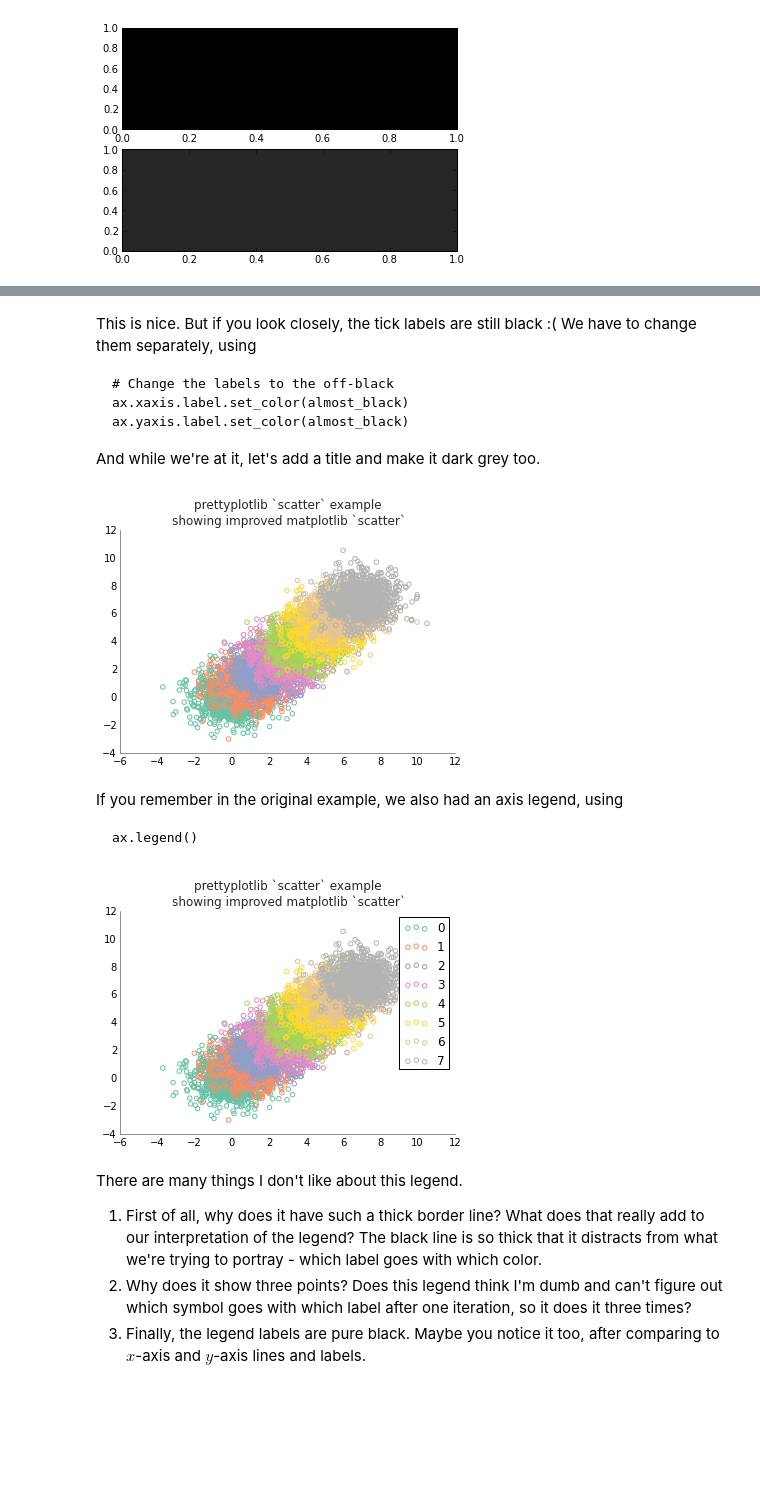
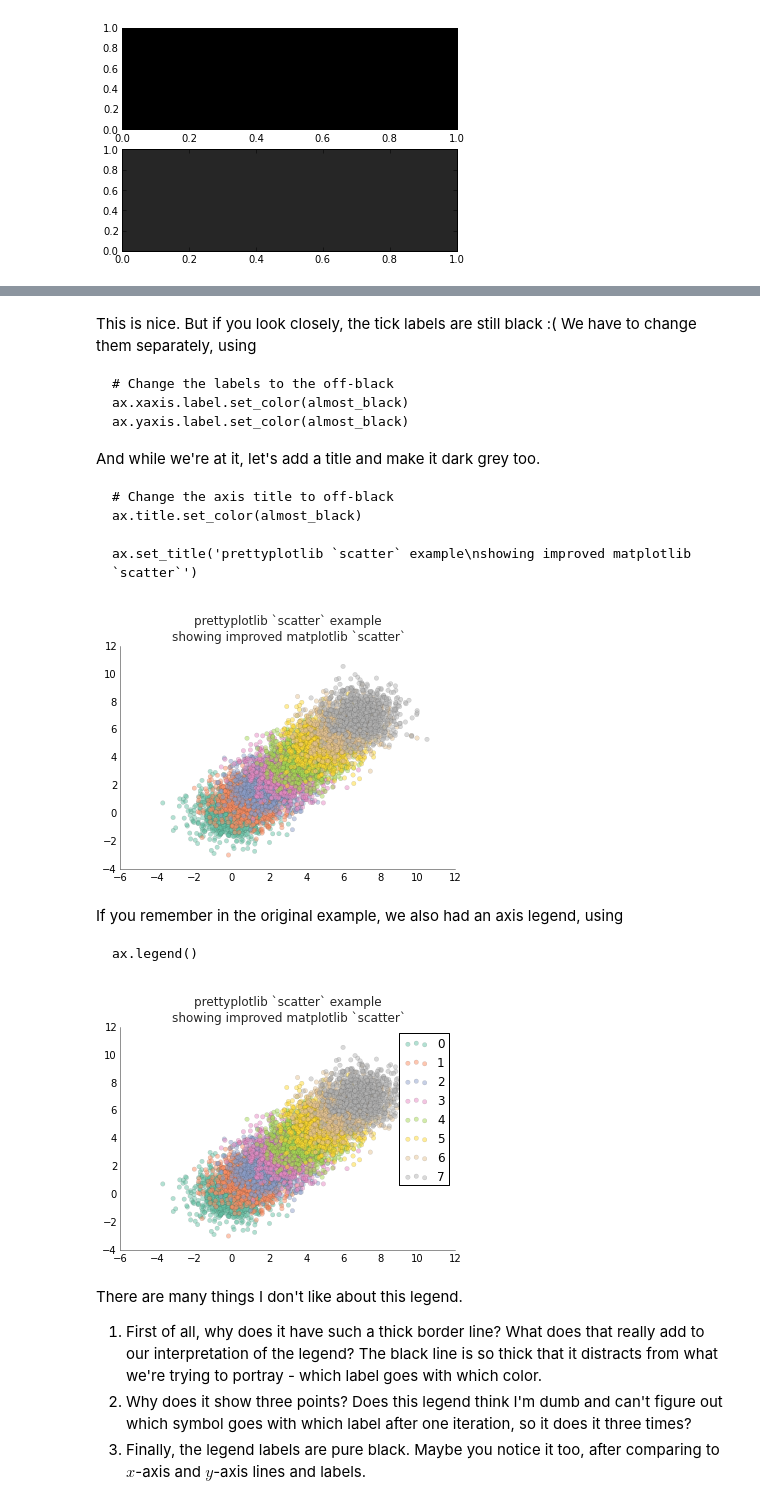
Before and after one commit to olgabot/prettyplotlib, a Jupyter notebook: examples/scatter.ipynb, the cells around one changed output, grey strips where cells are left out. Drawn from its saved outputs; the diff is of its cells as text; code cells hidden in the pictures; blank space fills up the shorter version.

```diff
--- a/examples/scatter.ipynb
+++ b/examples/scatter.ipynb
@@ -100,10 +159,11 @@ for i in range(8):
     x = np.random.normal(loc=i, size=1000)
     y = np.random.normal(loc=i, size=1000)
     color = set2[i]
-    ax.scatter(x, y, label=str(i), edgecolor=color, facecolor='none')
+    ax.scatter(x, y, label=str(i), alpha=0.5, edgecolor='black', facecolor=color, linewidth=0.15)
 
 # Remove top and right axes lines ("spines")
 spines_to_remove = ['top', 'right']
 for spine in spines_to_remove:
     ax.spines[spine].set_visible(False)
+fig.savefig('scatter_matplotlib_improved_05_removed_top_right_spines.png')
 # %% [output]
@@ -132,7 +192,7 @@ for i in range(8):
     x = np.random.normal(loc=i, size=1000)
     y = np.random.normal(loc=i, size=1000)
     color = set2[i]
-    ax.scatter(x, y, label=str(i), edgecolor=color, facecolor='none')
+    ax.scatter(x, y, label=str(i), alpha=0.5, edgecolor='black', facecolor=color, linewidth=0.15)
 
 # Remove top and right axes lines ("spines")
 spines_to_remove = ['top', 'right']
@@ -143,4 +203,5 @@ for spine in spines_to_remove:
 # the position of the value.
 ax.xaxis.set_ticks_position('none')
 ax.yaxis.set_ticks_position('none')
+fig.savefig('scatter_matplotlib_improved_06_removed_ticks.png')
 # %% [output]
@@ -174,6 +238,9 @@ set2 = brewer2mpl.get_map('Set2', 'qualitative', 8).mpl_colors
 # Set the random seed for consistency
 np.random.seed(12)
 
+# Save a nice dark grey as a variable
+almost_black = '#262626'
+
 fig, ax = mpl_plt.subplots(1)
 
 # Show the whole color range
@@ -181,7 +248,7 @@ for i in range(8):
     x = np.random.normal(loc=i, size=1000)
     y = np.random.normal(loc=i, size=1000)
     color = set2[i]
-    ax.scatter(x, y, label=str(i), edgecolor=color, facecolor='none')
+    ax.scatter(x, y, label=str(i), alpha=0.5, edgecolor=almost_black, facecolor=color, linewidth=0.15)
 
 # Remove top and right axes lines ("spines")
 spines_to_remove = ['top', 'right']
@@ -194,9 +261,9 @@ ax.xaxis.set_ticks_position('none')
 ax.yaxis.set_ticks_position('none')
 
 # For remaining spines, thin out their line and change the black to a slightly off-black dark grey
-almost_black = '#262626'
 spines_to_keep = ['bottom', 'left']
 for spine in spines_to_keep:
     ax.spines[spine].set_linewidth(0.5)
     ax.spines[spine].set_color(almost_black)
+fig.savefig('scatter_matplotlib_improved_07_axis_black_to_almost_black.png')
 # %% [output]
@@ -209,6 +276,11 @@ This is nice. But if you look closely, the tick labels are still black :(  We ha
     ax.yaxis.label.set_color(almost_black)
 
 And while we're at it, let's add a title and make it dark grey too.
+
+    # Change the axis title to off-black
+    ax.title.set_color(almost_black)
+
+    ax.set_title('prettyplotlib `scatter` example\nshowing improved matplotlib `scatter`')
 # %%
 import matplotlib.pyplot as mpl_plt
 import brewer2mpl
@@ -219,6 +291,9 @@ set2 = brewer2mpl.get_map('Set2', 'qualitative', 8).mpl_colors
 # Set the random seed for consistency
 np.random.seed(12)
 
+# Save a nice dark grey as a variable
+almost_black = '#262626'
+
 fig, ax = mpl_plt.subplots(1)
 
 # Show the whole color range
@@ -226,7 +301,7 @@ for i in range(8):
     x = np.random.normal(loc=i, size=1000)
     y = np.random.normal(loc=i, size=1000)
     color = set2[i]
-    ax.scatter(x, y, label=str(i), edgecolor=color, facecolor='none')
+    ax.scatter(x, y, label=str(i), alpha=0.5, edgecolor=almost_black, facecolor=color, linewidth=0.15)
 
 # Remove top and right axes lines ("spines")
 spines_to_remove = ['top', 'right']
@@ -239,7 +314,6 @@ ax.xaxis.set_ticks_position('none')
 ax.yaxis.set_ticks_position('none')
 
 # For remaining spines, thin out their line and change the black to a slightly off-black dark grey
-almost_black = '#262626'
 spines_to_keep = ['bottom', 'left']
 for spine in spines_to_keep:
     ax.spines[spine].set_linewidth(0.5)
@@ -253,9 +327,9 @@ ax.yaxis.label.set_color(almost_black)
 ax.title.set_color(almost_black)
 
 ax.set_title('prettyplotlib `scatter` example\nshowing improved matplotlib `scatter`')
-fig.savefig('scatter_matplotlib_improved.png')
+fig.savefig('scatter_matplotlib_improved_08_labels_black_to_almost_black.png')
 # %% [output]
-[figure, old version]
+[figure, new version]
 # %% [markdown]
 If you remember in the original example, we also had an axis legend, using
 
@@ -270,6 +344,9 @@ set2 = brewer2mpl.get_map('Set2', 'qualitative', 8).mpl_colors
 # Set the random seed for consistency
 np.random.seed(12)
 
+# Save a nice dark grey as a variable
+almost_black = '#262626'
+
 fig, ax = mpl_plt.subplots(1)
 
 # Show the whole color range
@@ -277,38 +354,38 @@ for i in range(8):
     x = np.random.normal(loc=i, size=1000)
     y = np.random.normal(loc=i, size=1000)
     color = set2[i]
-    ax.scatter(x, y, label=str(i), edgecolor=color, facecolor='none')
+    ax.scatter(x, y, label=str(i), alpha=0.5, edgecolor=almost_black, facecolor=color, linewidth=0.15)
 
 # Remove top and right axes lines ("spines")
 spines_to_remove = ['top', 'right']
 for spine in spines_to_remove:
     ax.spines[spine].set_visible(False)
 
 # Get rid of ticks. The position of the numbers is informative enough of
 # the position of the value.
 ax.xaxis.set_ticks_position('none')
 ax.yaxis.set_ticks_position('none')
 
 # For remaining spines, thin out their line and change the black to a slightly off-black dark grey
 almost_black = '#262626'
 spines_to_keep = ['bottom', 'left']
 for spine in spines_to_keep:
     ax.spines[spine].set_linewidth(0.5)
     ax.spines[spine].set_color(almost_black)
 
 # Change the labels to the off-black
 ax.xaxis.label.set_color(almost_black)
 ax.yaxis.label.set_color(almost_black)
 
 # Change the axis title to off-black
 ax.title.set_color(almost_black)
 
 ax.legend()
 
 ax.set_title('prettyplotlib `scatter` example\nshowing improved matplotlib `scatter`')
-fig.savefig('scatter_matplotlib_improved.png')
+fig.savefig('scatter_matplotlib_improved_09_ugly_legend.png')
 # %% [output]
-[figure, old version]
+[figure, new version]
 # %% [markdown]
 There are many things I don't like about this legend.
 
```
Also changed, not shown: parts of 20 cells of this notebook, 52 other files.
